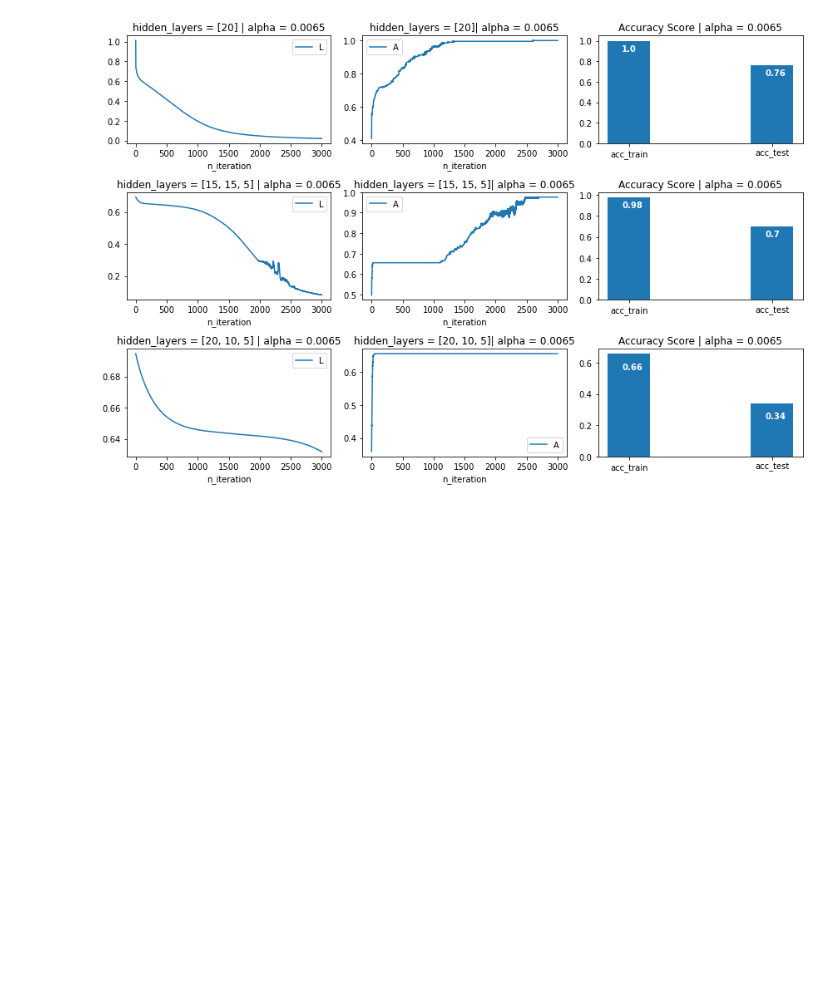
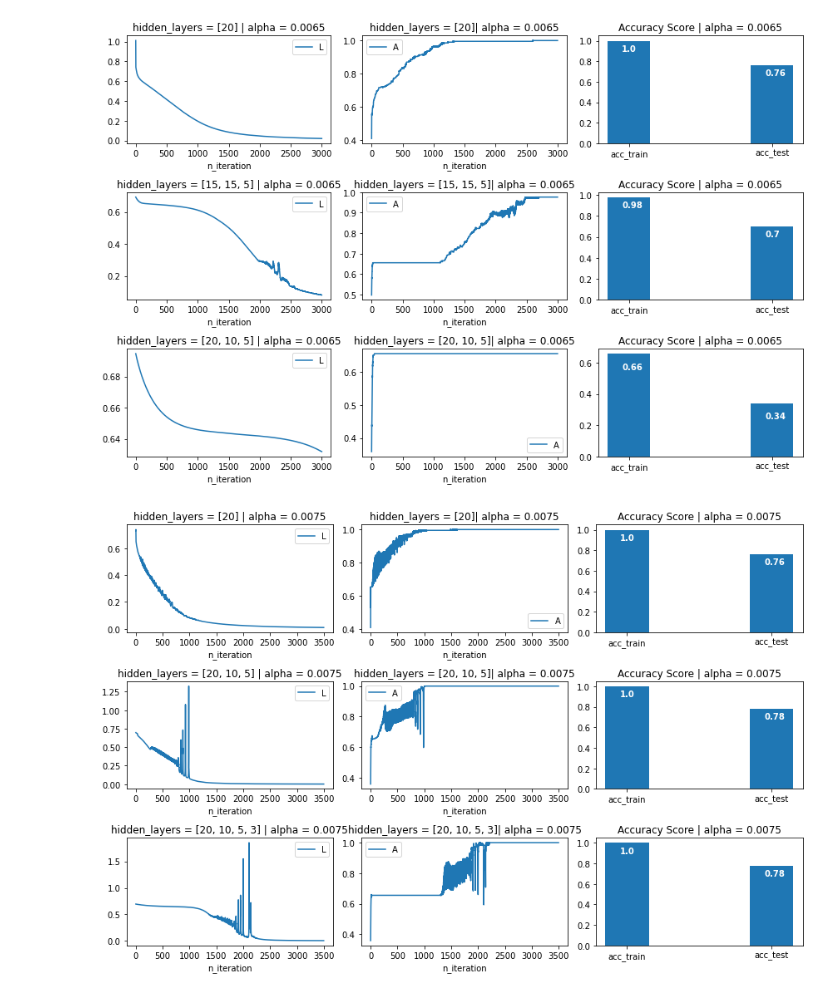
Before and after one commit to danchaud-vincent/deep-learning-specialization, a Jupyter notebook: 06-Build a L-layer Neural network.ipynb, the cells around one changed output. Saved outputs shown, nothing was run; the diff lists cells and outputs as text; code cells hidden in the pictures; blank space fills up the shorter version.

```diff
--- a/06-Build a L-layer Neural network.ipynb
+++ b/06-Build a L-layer Neural network.ipynb
@@ -699,3 +703,46 @@ fig.tight_layout()
 plt.show()
 # %% [output]
 [figure]
+# %%
+learning_rate = 0.0075
+n_iter = 3500
+hidden_layers_dim = [[20],[20,10,5],[20,10,5,3]]
+
+fig, axs = plt.subplots(len(hidden_layers_dim),3,figsize=(12,8))
+
+for i,hidden_layers in enumerate(hidden_layers_dim):
+
+    # Training
+    dict_model = L_nn_model(train_x_flat_norm,train_y,n_iter,hidden_layers,learning_rate,function_name="relu",display=False)
+
+    # Accuracy
+    parameters = dict_model["parameters"]
+
+    acc_train = score(train_x_flat_norm,train_y,parameters)
+    acc_test = score(test_x_flat_norm,test_y,parameters)
+
+    x = ["acc_train","acc_test"]
+    y = [acc_train,acc_test]
+
+    # plot
+    axs[i,0].plot(dict_model["cost"])
+    axs[i,0].set_title(f"hidden_layers = {hidden_layers} | alpha = {learning_rate}")
+    axs[i,0].set_xlabel("n_iteration")
+    axs[i,0].legend("Loss")
+
+    axs[i,1].plot(dict_model["accuracy"])
+    axs[i,1].set_title(f"hidden_layers = {hidden_layers}| alpha = {learning_rate}")
+    axs[i,1].set_xlabel("n_iteration")
+    axs[i,1].legend("Accuracy")
+
+    axs[i,2].bar(x,y, width=0.3)
+    axs[i,2].set_title(f"Accuracy Score | alpha = {learning_rate}")
+
+    for index, value in enumerate(y):
+        axs[i,2].text(index-0.05, value-0.1, str(round(value,2)), color="white", fontweight='bold')
+
+# set the spacing between subplots
+fig.tight_layout()
+plt.show()
+# %% [output]
+[figure, added]
```
Also changed, not shown: parts of 3 cells of this notebook, 3 other files.
